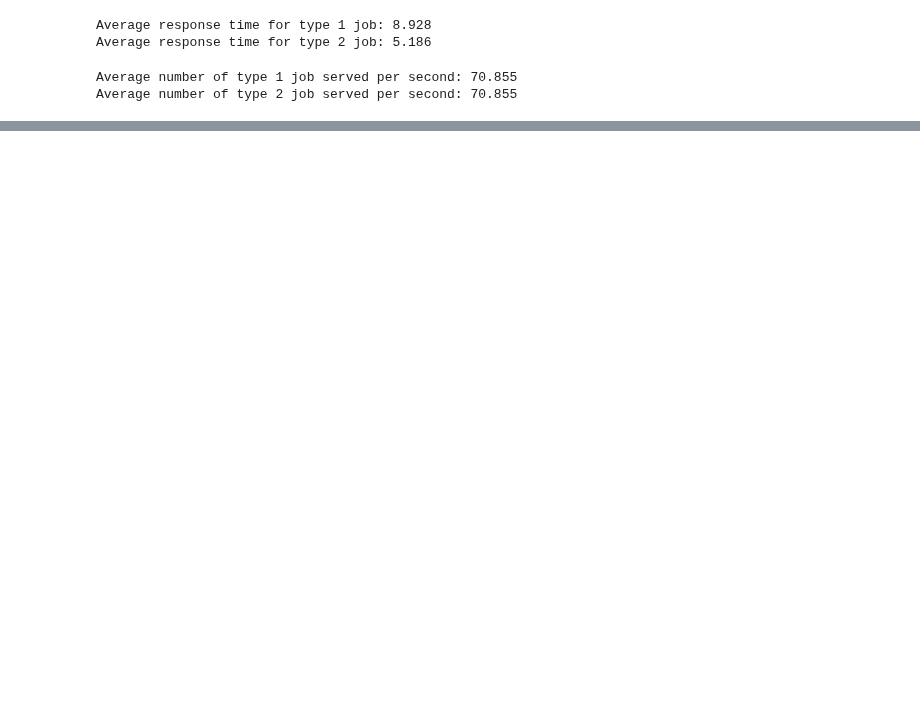
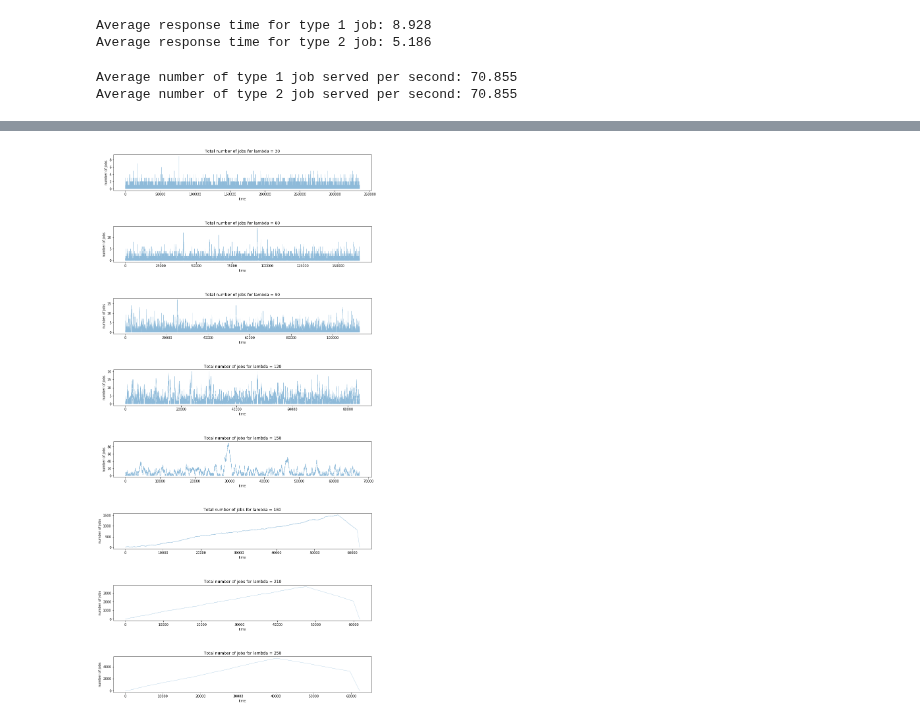
Before and after one commit to joelmfonseca/COM-503, a Jupyter notebook: hw3/Q1.ipynb, the cells around one changed output, grey strips where cells are left out. Drawn from its saved outputs; the diff is of its cells as text; code cells hidden in the pictures; blank space fills up the shorter version.

```diff
--- a/hw3/Q1.ipynb
+++ b/hw3/Q1.ipynb
@@ -62,0 +146,9 @@ Average number of type 2 job served per second: 70.855
+# %%
+lambda_ = [30, 60, 90, 120, 150, 180, 210, 250]
+
+time_jobs = []
+for rate in lambda_:
+    time_jobs.append(jobs_per_lambda(rate))
+
+#save points so we can always reuse the same
+np.save('time_jobs', np.array(time_jobs))
@@ -62,0 +164,20 @@ Average number of type 2 job served per second: 70.855
+# %%
+fig, ax = plt.subplots(8, 1, figsize=(14,30))
+
+plt.subplots_adjust(hspace = 1.0)
+i = 0
+for (i, time_job_rate) in enumerate(list(zip(time_jobs,lambda_))):
+
+
+    rate = time_job_rate[1]
+    time = time_job_rate[0][0]
+    job_count = time_job_rate[0][1]
+
+
+    ax[i].scatter(time, job_count, marker='.', alpha= 0)
+    ax[i].plot(time, job_count, linewidth=0.5, alpha=0.5)
+    ax[i].set_title("Total number of jobs for lambda = " + str(rate),)
+    ax[i].set_xlabel("time")
+    ax[i].set_ylabel("number of jobs")
+# %% [output]
+[figure, added]
```
Also changed, not shown: parts of 12 cells of this notebook, 3 other files.
